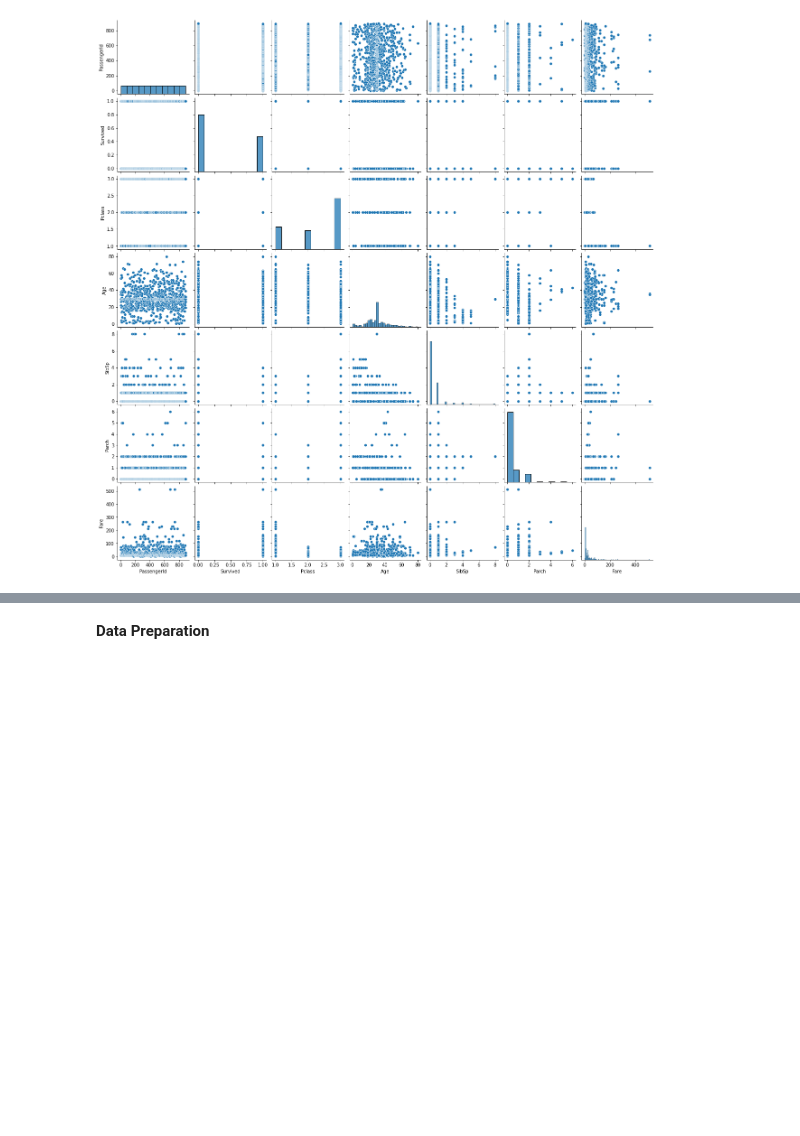
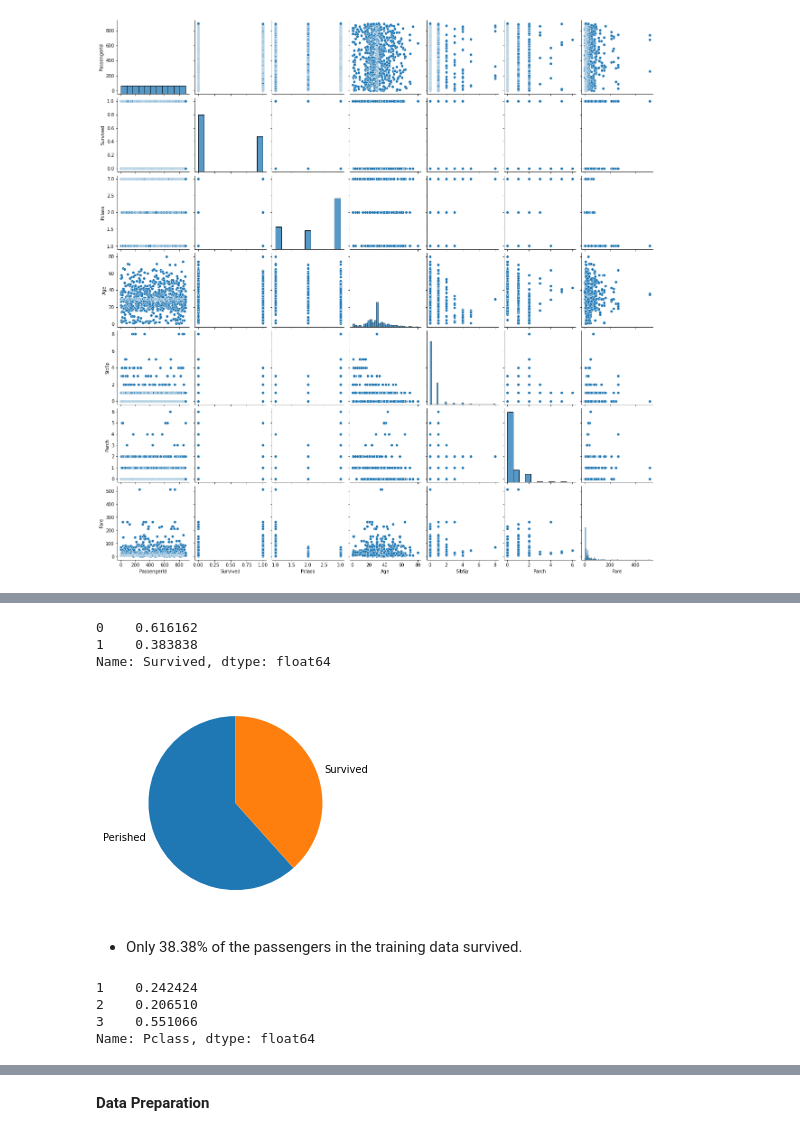
Before and after one commit to maryschindler/practice_projects, a Jupyter notebook: Titanic/TitanicML.ipynb, the cells around one changed output, grey strips where cells are left out. Cells and saved outputs as stored; diff of their text form; code cells hidden in the pictures; blank space fills up the shorter version.

```diff
--- a/Titanic/TitanicML.ipynb
+++ b/Titanic/TitanicML.ipynb
@@ -167,0 +166,21 @@ TypeError: corr() missing 1 required positional argument: 'other'
+# %%
+train['Survived'].value_counts(normalize = True)
+# %% [output]
+0    0.616162
+1    0.383838
+Name: Survived, dtype: float64
+# %%
+plt.pie(x = train['Survived'].value_counts(normalize = True),
+        labels = ['Perished', 'Survived'],
+        startangle = 90);
+# %% [output]
+[figure, added]
+# %% [markdown]
+- Only 38.38% of the passengers in the training data survived.
+# %%
+train['Pclass'].value_counts(normalize = True).sort_index()
+# %% [output]
+1    0.242424
+2    0.206510
+3    0.551066
+Name: Pclass, dtype: float64
```
Also changed, not shown: parts of 5 cells of this notebook.
